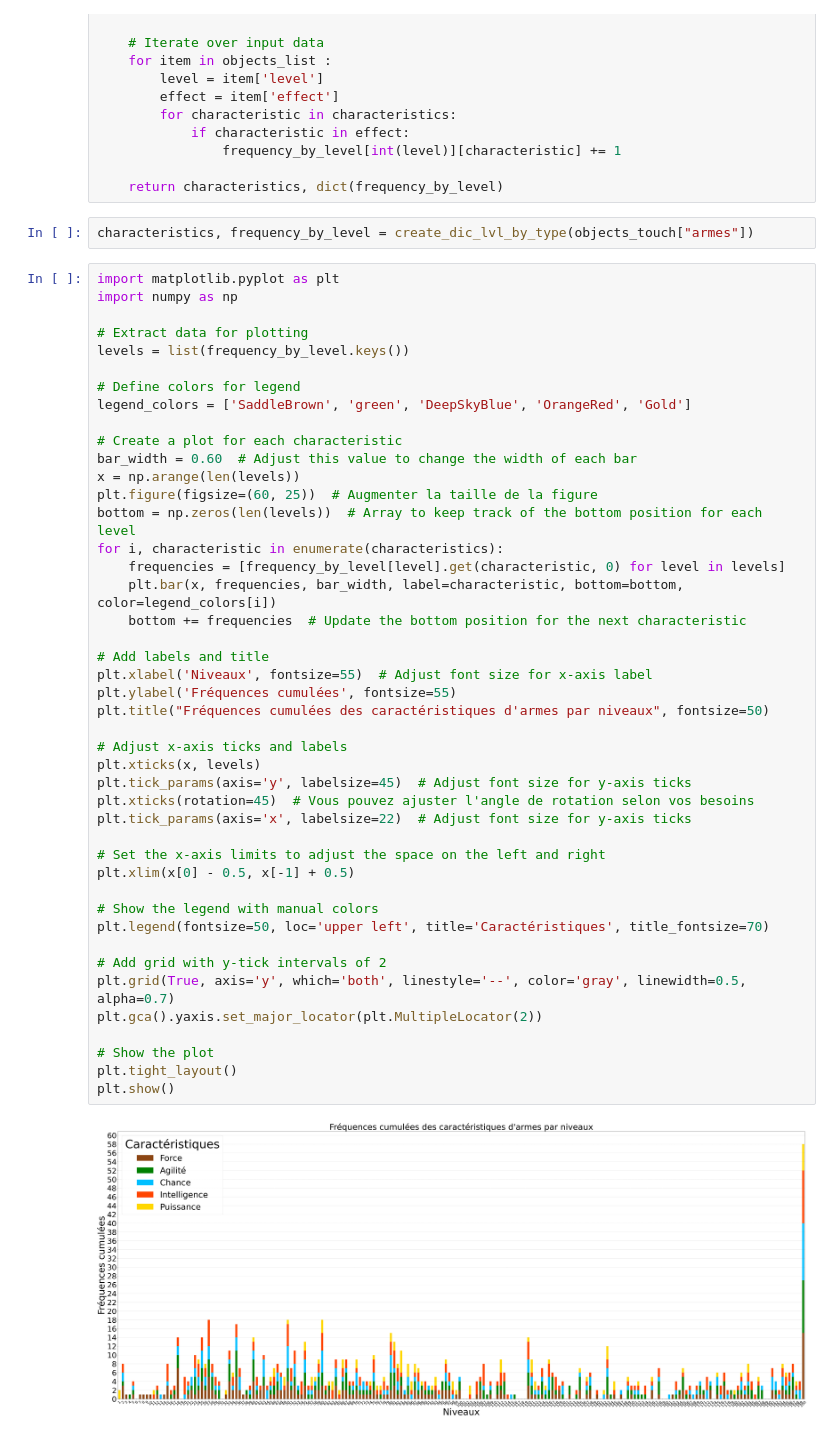
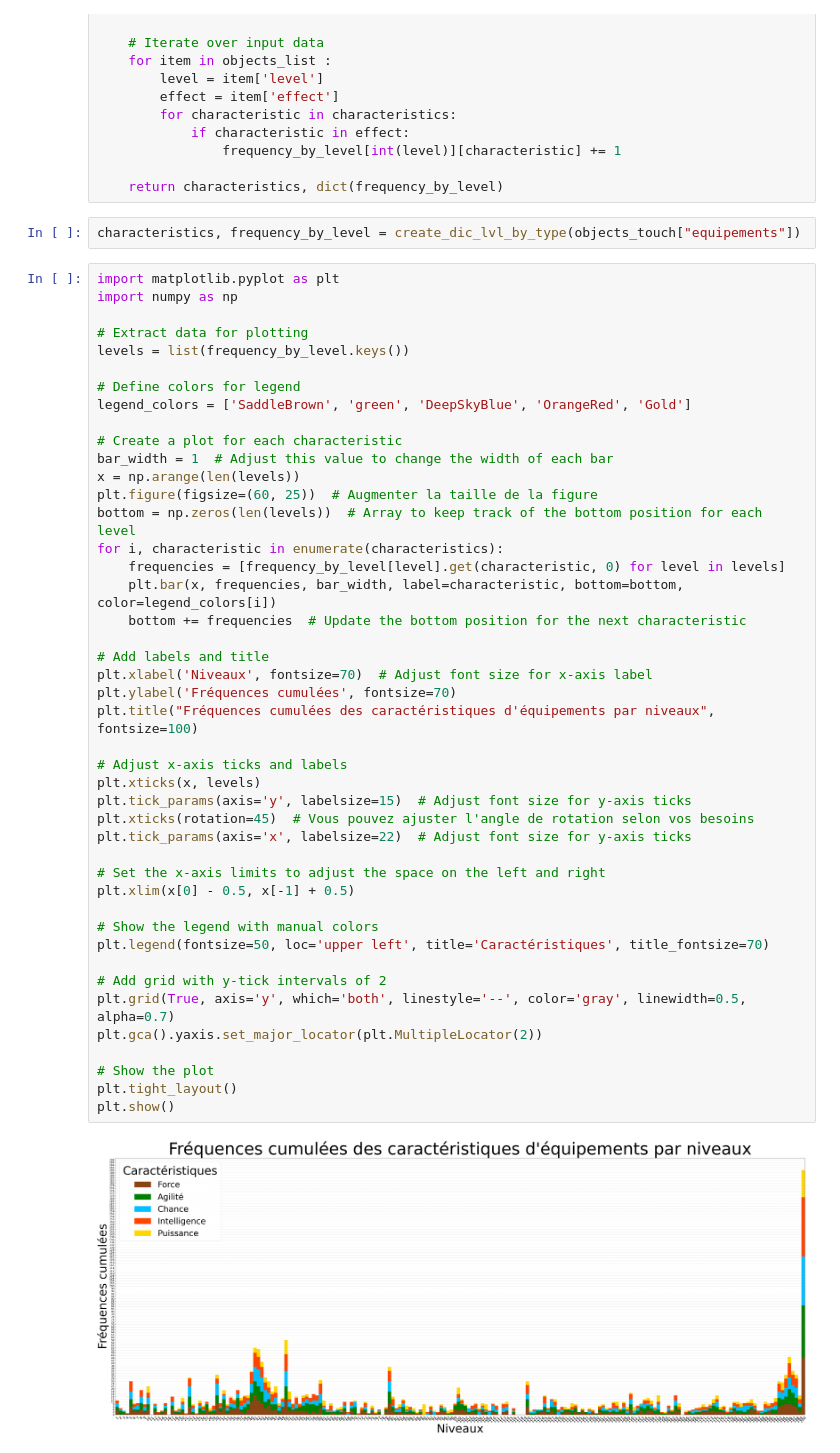
Before and after one commit to Plogeur/Dofus-touch-economic, a Jupyter notebook: items.ipynb, the cells around one changed output. Saved outputs shown, nothing was run; the diff lists cells and outputs as text.

Commit message:
update size plot

```diff
--- a/items.ipynb
+++ b/items.ipynb
@@ -282,7 +282,7 @@ def create_dic_lvl_by_type(objects_list):
 
     return characteristics, dict(frequency_by_level)
 # %%
-characteristics, frequency_by_level = create_dic_lvl_by_type(objects_touch["armes"])
+characteristics, frequency_by_level = create_dic_lvl_by_type(objects_touch["equipements"])
 # %%
 import matplotlib.pyplot as plt
 import numpy as np
@@ -294,38 +294,38 @@ levels = list(frequency_by_level.keys())
 legend_colors = ['SaddleBrown', 'green', 'DeepSkyBlue', 'OrangeRed', 'Gold']
 
 # Create a plot for each characteristic
-bar_width = 0.60  # Adjust this value to change the width of each bar
+bar_width = 1  # Adjust this value to change the width of each bar
 x = np.arange(len(levels))
 plt.figure(figsize=(60, 25))  # Augmenter la taille de la figure
 bottom = np.zeros(len(levels))  # Array to keep track of the bottom position for each level
 for i, characteristic in enumerate(characteristics):
     frequencies = [frequency_by_level[level].get(characteristic, 0) for level in levels]
     plt.bar(x, frequencies, bar_width, label=characteristic, bottom=bottom, color=legend_colors[i])
     bottom += frequencies  # Update the bottom position for the next characteristic
 
 # Add labels and title
-plt.xlabel('Niveaux', fontsize=55)  # Adjust font size for x-axis label
-plt.ylabel('Fréquences cumulées', fontsize=55)
-plt.title("Fréquences cumulées des caractéristiques d'armes par niveaux", fontsize=50)
+plt.xlabel('Niveaux', fontsize=70)  # Adjust font size for x-axis label
+plt.ylabel('Fréquences cumulées', fontsize=70)
+plt.title("Fréquences cumulées des caractéristiques d'équipements par niveaux", fontsize=100)
 
 # Adjust x-axis ticks and labels
 plt.xticks(x, levels)
-plt.tick_params(axis='y', labelsize=45)  # Adjust font size for y-axis ticks
+plt.tick_params(axis='y', labelsize=15)  # Adjust font size for y-axis ticks
 plt.xticks(rotation=45)  # Vous pouvez ajuster l'angle de rotation selon vos besoins
 plt.tick_params(axis='x', labelsize=22)  # Adjust font size for y-axis ticks
 
 # Set the x-axis limits to adjust the space on the left and right
 plt.xlim(x[0] - 0.5, x[-1] + 0.5)
 
 # Show the legend with manual colors
 plt.legend(fontsize=50, loc='upper left', title='Caractéristiques', title_fontsize=70)
 
 # Add grid with y-tick intervals of 2
 plt.grid(True, axis='y', which='both', linestyle='--', color='gray', linewidth=0.5, alpha=0.7)
 plt.gca().yaxis.set_major_locator(plt.MultipleLocator(2))
 
 # Show the plot
 plt.tight_layout()
 plt.show()
 # %% [output]
-[figure, old version]
+[figure, new version]
```
Also changed, not shown: 2 other files.
